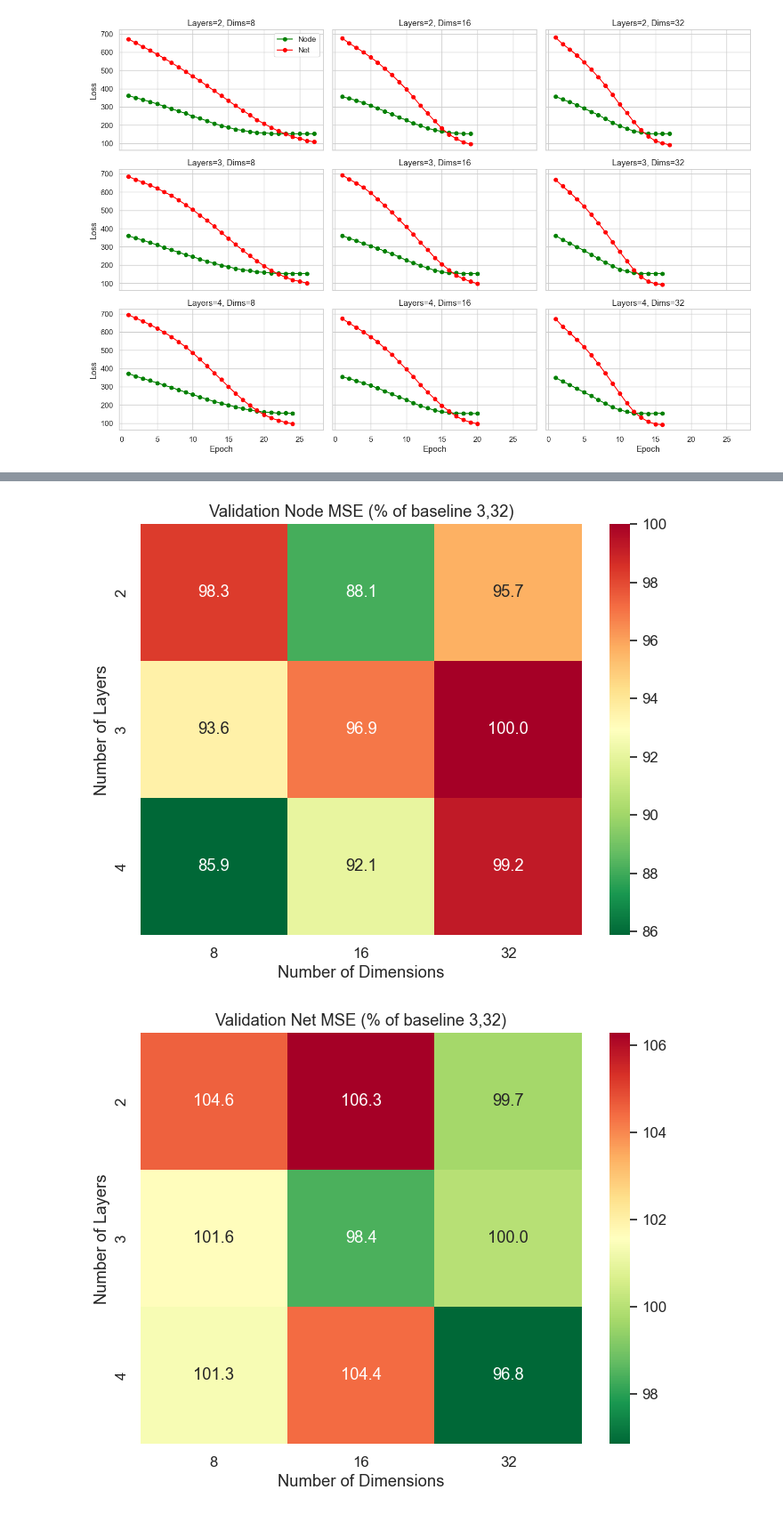
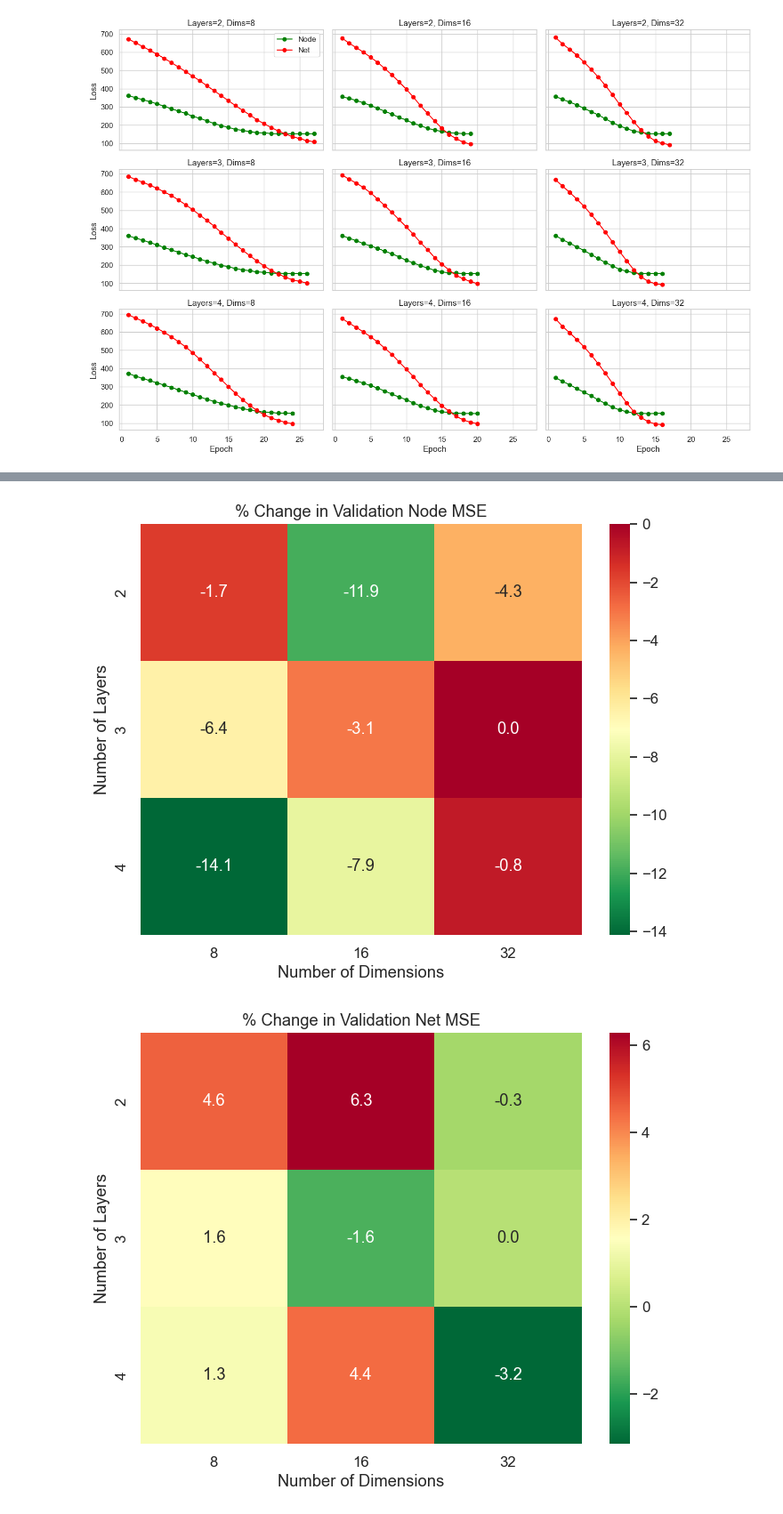
Before and after one commit to hanhoangia/dehnn-optim, a Jupyter notebook: notebook/gridsearch_plots.ipynb, the cells around one changed output, grey strips where cells are left out. Shown at 89% size. Cells and saved outputs as stored; diff of their text form; code cells hidden in the pictures.

```diff
--- a/notebook/gridsearch_plots.ipynb
+++ b/notebook/gridsearch_plots.ipynb
@@ -117,7 +117,7 @@ import seaborn as sns
 sns.set(style="whitegrid", font_scale=1.1)
 
 # Path to grid search CSV (adjust if needed)
-grid_search_csv = "../profiling_results/gridsearch/grid_search_results.csv"
+grid_search_csv = "../profiling_results/grid-search/grid_search_results.csv"
 
 # Read grid search results CSV
 grid_df = pd.read_csv(grid_search_csv)
@@ -132,10 +132,10 @@ baseline_val_node   = baseline["val_node_mse"]
 baseline_val_net    = baseline["val_net_mse"]
 
 # Compute percentage values relative to the baseline
-grid_df["train_time_pct"] = grid_df["train_time_sec"] / baseline_train_time * 100
-grid_df["gpu_peak_pct"]   = grid_df["gpu_peak_mb"] / baseline_gpu_peak * 100
-grid_df["val_node_pct"]   = grid_df["val_node_mse"] / baseline_val_node * 100
-grid_df["val_net_pct"]    = grid_df["val_net_mse"] / baseline_val_net * 100
+grid_df["train_time_pct"] = (grid_df["train_time_sec"] - baseline_train_time) / baseline_train_time * 100
+grid_df["gpu_peak_pct"]   = (grid_df["gpu_peak_mb"] - baseline_gpu_peak) / baseline_gpu_peak * 100
+grid_df["val_node_pct"]   = (grid_df["val_node_mse"] - baseline_val_node) / baseline_val_node * 100
+grid_df["val_net_pct"]    = (grid_df["val_net_mse"] - baseline_val_net) / baseline_val_net * 100
 
 # Create pivot tables for heatmaps (percentage values)
 pivot_train_time_pct = grid_df.pivot(index="num_layer", columns="num_dim", values="train_time_pct")
@@ -149,32 +149,36 @@ cmap = "RdYlGn_r"
 # Plot heatmap for Training Time Percentage
 plt.figure(figsize=(8, 6))
 sns.heatmap(pivot_train_time_pct, annot=True, fmt=".1f", cmap=cmap)
-plt.title("Training Time (% of baseline 3,32)")
+plt.title("% Change in Training Time")
 plt.ylabel("Number of Layers")
 plt.xlabel("Number of Dimensions")
+plt.savefig("../profiling_results/grid-search/heatmap_train_time.png")
 plt.show()
 
 # Plot heatmap for GPU Peak Percentage
 plt.figure(figsize=(8, 6))
 sns.heatmap(pivot_gpu_peak_pct, annot=True, fmt=".1f", cmap=cmap)
-plt.title("Peak GPU Memory (% of baseline 3,32)")
+plt.title("% Change in Peak GPU Memory")
 plt.ylabel("Number of Layers")
 plt.xlabel("Number of Dimensions")
+plt.savefig("../profiling_results/grid-search/heatmap_gpu_peak.png")
 plt.show()
 
 # Plot heatmap for Validation Node MSE Percentage
 plt.figure(figsize=(8, 6))
 sns.heatmap(pivot_val_node_pct, annot=True, fmt=".1f", cmap=cmap)
-plt.title("Validation Node MSE (% of baseline 3,32)")
+plt.title("% Change in Validation Node MSE")
 plt.ylabel("Number of Layers")
 plt.xlabel("Number of Dimensions")
+plt.savefig("../profiling_results/grid-search/heatmap_val_node.png")
 plt.show()
 
 # Plot heatmap for Validation Net MSE Percentage
 plt.figure(figsize=(8, 6))
 sns.heatmap(pivot_val_net_pct, annot=True, fmt=".1f", cmap=cmap)
-plt.title("Validation Net MSE (% of baseline 3,32)")
+plt.title("% Change in Validation Net MSE")
 plt.ylabel("Number of Layers")
 plt.xlabel("Number of Dimensions")
+plt.savefig("../profiling_results/grid-search/heatmap_val_net.png")
 plt.show()
 # %% [output]
@@ -183,2 +187,2 @@ plt.show()
-[figure, old version]
+[figure, new version]
-[figure, old version]
+[figure, new version]
```
Also changed, not shown: parts of 3 cells of this notebook, 10 other files.
